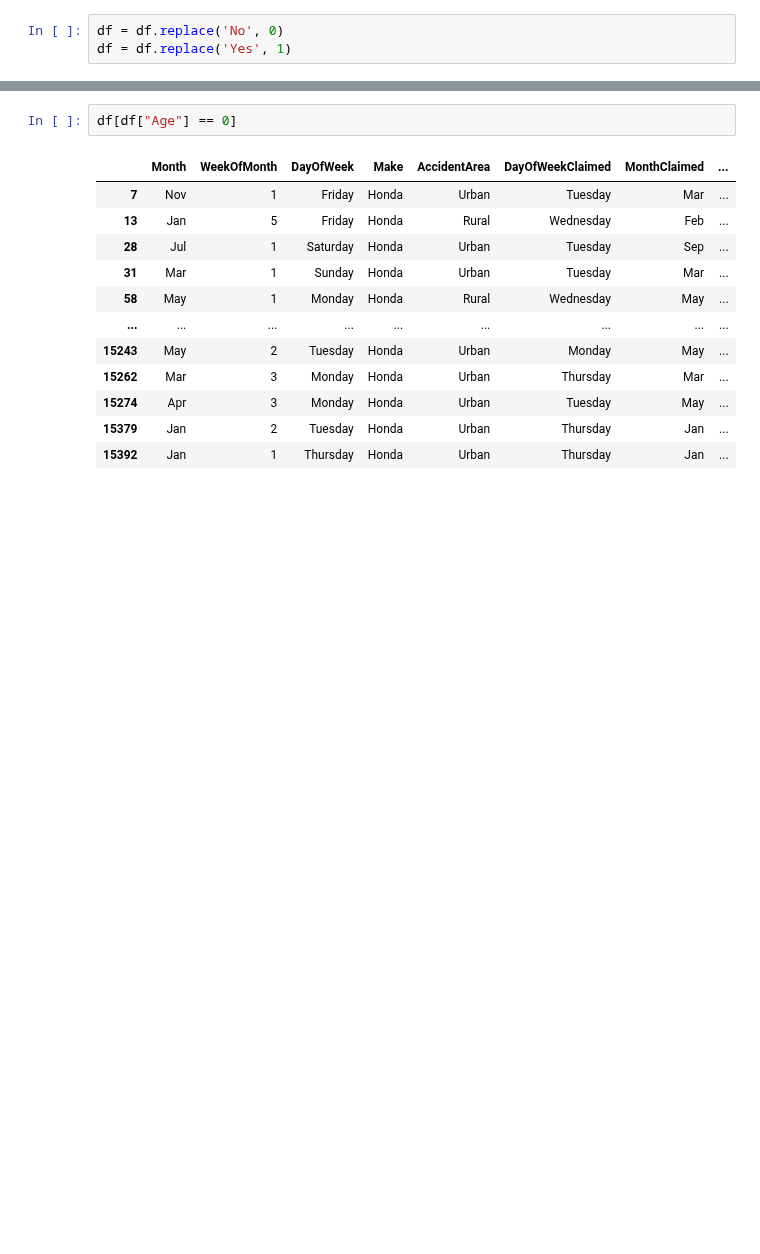
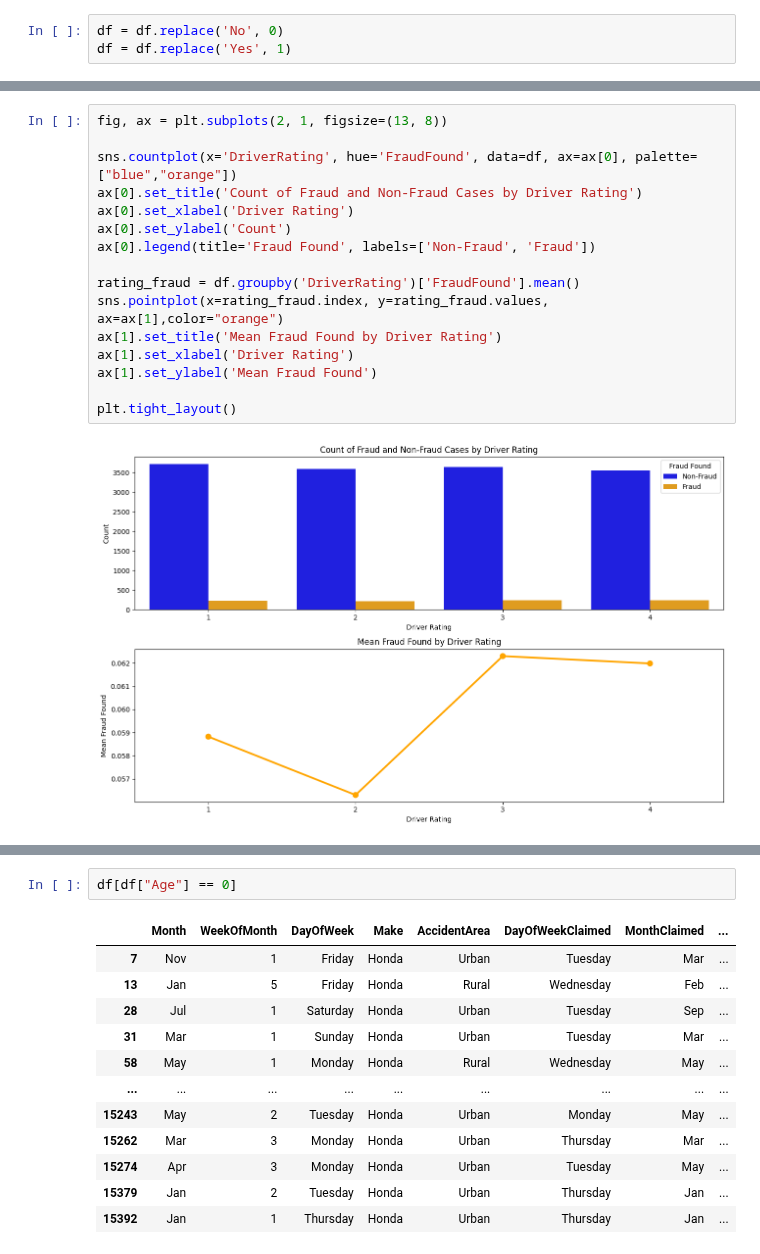
Before and after one commit to dapscc/bt4012_fraud, a Jupyter notebook: eda.ipynb, the cells around one changed output, grey strips where cells are left out. Cells and saved outputs as stored; diff of their text form; blank space fills up the shorter version.

```diff
--- a/eda.ipynb
+++ b/eda.ipynb
@@ -103,0 +181,18 @@ sns.pointplot(x=age_fraud.index, y=age_fraud.values, ax=ax[1])
+# %%
+fig, ax = plt.subplots(2, 1, figsize=(13, 8))
+
+sns.countplot(x='DriverRating', hue='FraudFound', data=df, ax=ax[0], palette=["blue","orange"])
+ax[0].set_title('Count of Fraud and Non-Fraud Cases by Driver Rating')
+ax[0].set_xlabel('Driver Rating')
+ax[0].set_ylabel('Count')
+ax[0].legend(title='Fraud Found', labels=['Non-Fraud', 'Fraud'])
+
+rating_fraud = df.groupby('DriverRating')['FraudFound'].mean()
+sns.pointplot(x=rating_fraud.index, y=rating_fraud.values, ax=ax[1],color="orange")
+ax[1].set_title('Mean Fraud Found by Driver Rating')
+ax[1].set_xlabel('Driver Rating')
+ax[1].set_ylabel('Mean Fraud Found')
+
+plt.tight_layout()
+# %% [output]
+[figure, added]
```
Also changed, not shown: parts of 34 cells of this notebook.
